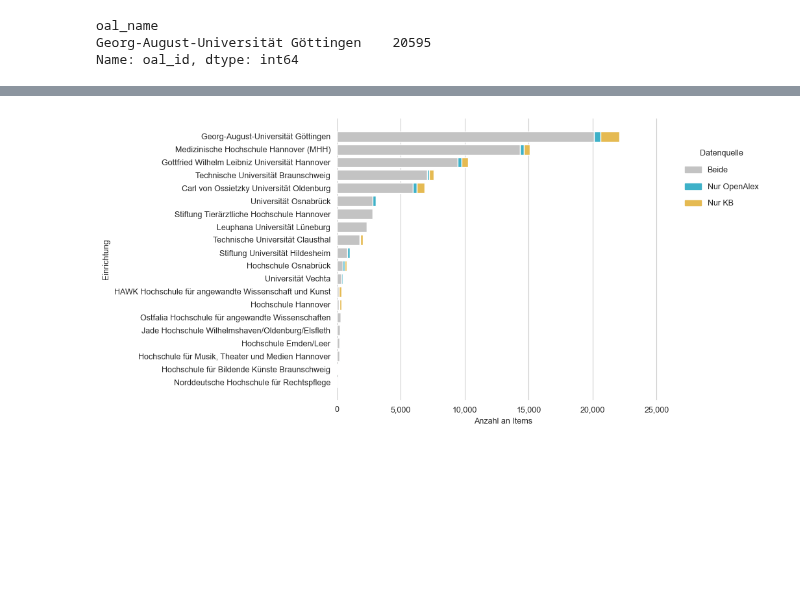
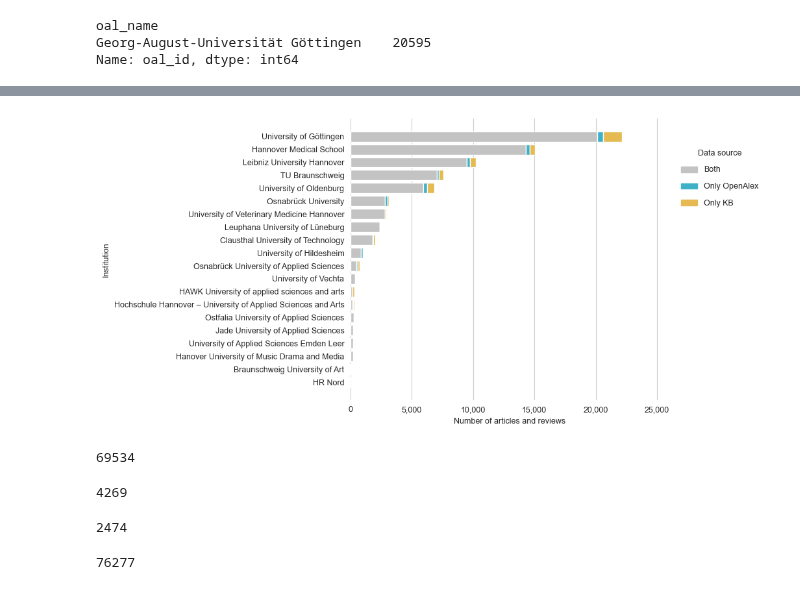
Before and after one commit to naustica/lower_saxony_institutions, a Jupyter notebook: notebooks/Monitoring.ipynb, the cells around one changed output, grey strips where cells are left out. Saved outputs shown, nothing was run; the diff lists cells and outputs as text; code cells hidden in the pictures; blank space fills up the shorter version.

```diff
--- a/notebooks/Monitoring.ipynb
+++ b/notebooks/Monitoring.ipynb
@@ -910,9 +937,32 @@ for inst_name in liste_aller_hochschulen.inst_name.tolist():
     except:
         only_oal = 0
 
+    inst_name_en = {
+        'Carl von Ossietzky Universität Oldenburg': 'University of Oldenburg',
+        'Georg-August-Universität Göttingen': 'University of Göttingen',
+        'Gottfried Wilhelm Leibniz Universität Hannover': 'Leibniz University Hannover',
+        'HAWK Hochschule für angewandte Wissenschaft und Kunst': 'HAWK University of applied sciences and arts',
+        'Hochschule Emden/Leer': 'University of Applied Sciences Emden Leer',
+        'Hochschule Hannover': 'Hochschule Hannover – University of Applied Sciences and Arts',
+        'Hochschule Osnabrück': 'Osnabrück University of Applied Sciences',
+        'Hochschule für Bildende Künste Braunschweig': 'Braunschweig University of Art',
+        'Hochschule für Musik, Theater und Medien Hannover': 'Hanover University of Music Drama and Media',
+        'Jade Hochschule Wilhelmshaven/Oldenburg/Elsfleth': 'Jade University of Applied Sciences',
+        'Leuphana Universität Lüneburg': 'Leuphana University of Lüneburg',
+        'Medizinische Hochschule Hannover (MHH)': 'Hannover Medical School',
+        'Ostfalia Hochschule für angewandte Wissenschaften': 'Ostfalia University of Applied Sciences',
+        'Stiftung Tierärztliche Hochschule Hannover': 'University of Veterinary Medicine Hannover',
+        'Stiftung Universität Hildesheim': 'University of Hildesheim',
+        'Technische Universität Braunschweig': 'TU Braunschweig',
+        'Technische Universität Clausthal': 'Clausthal University of Technology',
+        'Universität Osnabrück': 'Osnabrück University',
+        'Universität Vechta': 'University of Vechta',
+        'Norddeutsche Hochschule für Rechtspflege': 'HR Nord'
+    }
 
     data = {
-        'inst_name': inst_name,
+        #'inst_name': inst_name,
+        'inst_name': inst_name_en.get(inst_name),
         'source': ['Beide', 'Nur OpenAlex', 'Nur KB'],
         'n': [both, only_oal, only_kb],
         'n_total': both + only_oal + only_kb
@@ -929,37 +979,43 @@ ax.barh(df_plot[df_plot.source=='Beide'].inst_name.tolist(),
         color='#c3c3c3')
 
 ax.barh(df_plot[df_plot.source=='Nur OpenAlex'].inst_name.tolist(),
         df_plot[df_plot.source=='Nur OpenAlex'].n.tolist(),
         left=df_plot[df_plot.source=='Beide'].n.tolist(),
         label='Nur OpenAlex',
         color='#3EB1C8')
 
 ax.barh(df_plot[df_plot.source=='Nur KB'].inst_name.tolist(),
         df_plot[df_plot.source=='Nur KB'].n.tolist(),
         left=list(map(sum, zip(df_plot[df_plot.source=='Beide'].n.tolist(), df_plot[df_plot.source=='Nur OpenAlex'].n.tolist()))),
         label='Nur KB',
         color='#E5BA52')
 
 ax.grid(False, which='both', axis='y')
 
 ax.xaxis.set_major_formatter(mtick.StrMethodFormatter('{x:,.0f}'))
 ax.set_xlim(0, 26000)
 
-ax.set(xlabel='Anzahl an Items', ylabel='Einrichtung')
+#ax.set(xlabel='Anzahl an Items', ylabel='Einrichtung')
+ax.set(xlabel='Number of articles and reviews', ylabel='Institution')
 
-both_patch = mpatches.Patch(color='#c3c3c3', label='Beide')
-oal_patch = mpatches.Patch(color='#3EB1C8', label='Nur OpenAlex')
-kb_patch = mpatches.Patch(color='#E5BA52', label='Nur KB')
+#both_patch = mpatches.Patch(color='#c3c3c3', label='Beide')
+both_patch = mpatches.Patch(color='#c3c3c3', label='Both')
+#oal_patch = mpatches.Patch(color='#3EB1C8', label='Nur OpenAlex')
+oal_patch = mpatches.Patch(color='#3EB1C8', label='Only OpenAlex')
+#kb_patch = mpatches.Patch(color='#E5BA52', label='Nur KB')
+kb_patch = mpatches.Patch(color='#E5BA52', label='Only KB')
 
 lgd = fig.legend(handles=[both_patch, oal_patch, kb_patch],
-                 title='Datenquelle',
+                 #title='Datenquelle',
+                 title='Data source',
                  frameon=False,
                  bbox_to_anchor=(1.15, 0.9),
                  labelspacing=1.1)
 
 plt.tight_layout()
 
 plt.show()
-fig.savefig('monitoring_comp.png', format='png', bbox_inches='tight', dpi=600)
+#fig.savefig('media/monitoring_comp.png', format='png', bbox_inches='tight', dpi=600)
+fig.savefig('media/monitoring_comp_en.png', format='png', bbox_inches='tight', dpi=600)
 # %% [output]
-[figure, old version]
+[figure, new version]
@@ -965,0 +1024,20 @@ fig.savefig('monitoring_comp.png', format='png', bbox_inches='tight', dpi=600)
+# %%
+both = props[(props.kb_source == 'KB') & (props.oal_source == 'OAL')].oal_id.sum()
+both
+# %% [output]
+69534
+# %%
+only_kb = props[(props.kb_source == 'KB') & (props.oal_source != 'OAL')].kb_id.sum()
+only_kb
+# %% [output]
+4269
+# %%
+only_oal = props[(props.kb_source != 'KB') & (props.oal_source == 'OAL')].oal_id.sum()
+only_oal
+# %% [output]
+2474
+# %%
+total = props[(props.kb_source == 'KB') & (props.oal_source == 'OAL')].oal_id.sum() + props[(props.kb_source == 'KB') & (props.oal_source != 'OAL')].kb_id.sum() + props[(props.kb_source != 'KB') & (props.oal_source == 'OAL')].oal_id.sum()
+total
+# %% [output]
+76277
```
Also changed, not shown: parts of 11 cells of this notebook, 13 other files.
